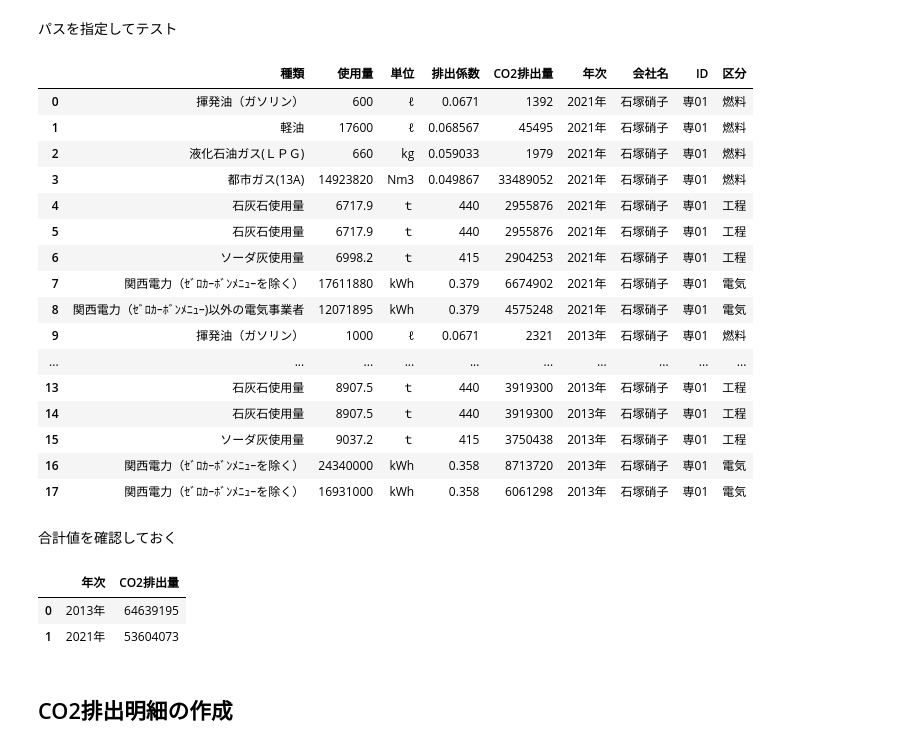
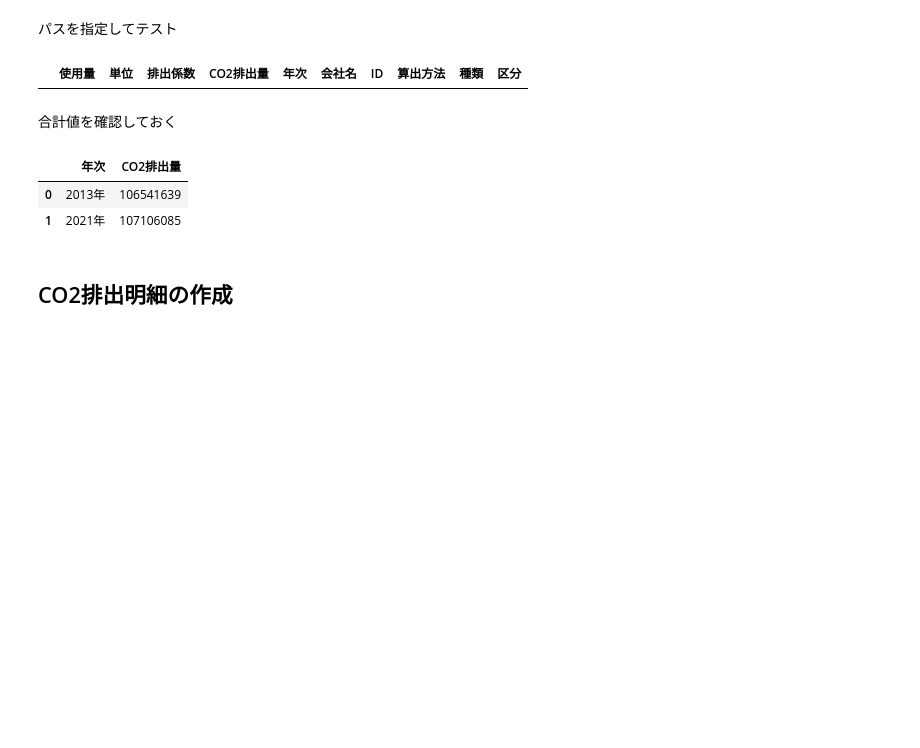
Before and after one commit to dicechick373/dicechick373, a Jupyter notebook: co2計算プログラム.ipynb, the cells around one changed output. Saved outputs shown, nothing was run; the diff lists cells and outputs as text; code cells hidden in the pictures; blank space fills up the shorter version.

```diff
--- a/co2計算プログラム.ipynb
+++ b/co2計算プログラム.ipynb
@@ -80,36 +85,20 @@ def get_co2(path):
 
   # 排出区分を追加する
   df_type = pd.read_csv('/content/drive/MyDrive/INBOX/企業活動排出区分.csv', encoding = "shift-jis")
+  df_type = df_type[~df_type.duplicated()]
+
   df = pd.merge(df, df_type, on=['種類'] , how='left')
   df = df.fillna({'区分': '電気'})
 
-  # print(df_type)
-
   return df
 # %% [markdown]
 パスを指定してテスト
 # %%
-path = '/content/drive/MyDrive/INBOX/テスト/専01_石塚硝子.xlsx'
+path = '/content/drive/MyDrive/INBOX/テスト/専39_日本製鉄.xlsx'
 df = get_co2(path)
 df
 # %% [output]
-|  | 種類 | 使用量 | 単位 | 排出係数 | CO2排出量 | 年次 | 会社名 | ID | 区分 |
-| 0 | 揮発油（ガソリン） | 600 | ℓ | 0.0671 | 1392 | 2021年 | 石塚硝子 | 専01 | 燃料 |
-| 1 | 軽油 | 17600 | ℓ | 0.068567 | 45495 | 2021年 | 石塚硝子 | 専01 | 燃料 |
-| 2 | 液化石油ガス(ＬＰＧ) | 660 | kg | 0.059033 | 1979 | 2021年 | 石塚硝子 | 専01 | 燃料 |
-| 3 | 都市ガス(13A) | 14923820 | Nm3 | 0.049867 | 33489052 | 2021年 | 石塚硝子 | 専01 | 燃料 |
-| 4 | 石灰石使用量 | 6717.9 | ｔ | 440 | 2955876 | 2021年 | 石塚硝子 | 専01 | 工程 |
-| 5 | 石灰石使用量 | 6717.9 | ｔ | 440 | 2955876 | 2021年 | 石塚硝子 | 専01 | 工程 |
-| 6 | ソーダ灰使用量 | 6998.2 | ｔ | 415 | 2904253 | 2021年 | 石塚硝子 | 専01 | 工程 |
-| 7 | 関西電力（ｾﾞﾛｶｰﾎﾞﾝﾒﾆｭｰを除く） | 17611880 | kWh | 0.379 | 6674902 | 2021年 | 石塚硝子 | 専01 | 電気 |
-| 8 | 関西電力（ｾﾞﾛｶｰﾎﾞﾝﾒﾆｭｰ)以外の電気事業者 | 12071895 | kWh | 0.379 | 4575248 | 2021年 | 石塚硝子 | 専01 | 電気 |
-| 9 | 揮発油（ガソリン） | 1000 | ℓ | 0.0671 | 2321 | 2013年 | 石塚硝子 | 専01 | 燃料 |
-| ... | ... | ... | ... | ... | ... | ... | ... | ... | ... |
-| 13 | 石灰石使用量 | 8907.5 | ｔ | 440 | 3919300 | 2013年 | 石塚硝子 | 専01 | 工程 |
-| 14 | 石灰石使用量 | 8907.5 | ｔ | 440 | 3919300 | 2013年 | 石塚硝子 | 専01 | 工程 |
-| 15 | ソーダ灰使用量 | 9037.2 | ｔ | 415 | 3750438 | 2013年 | 石塚硝子 | 専01 | 工程 |
-| 16 | 関西電力（ｾﾞﾛｶｰﾎﾞﾝﾒﾆｭｰを除く） | 24340000 | kWh | 0.358 | 8713720 | 2013年 | 石塚硝子 | 専01 | 電気 |
-| 17 | 関西電力（ｾﾞﾛｶｰﾎﾞﾝﾒﾆｭｰを除く） | 16931000 | kWh | 0.358 | 6061298 | 2013年 | 石塚硝子 | 専01 | 電気 |
+|  | 使用量 | 単位 | 排出係数 | CO2排出量 | 年次 | 会社名 | ID | 算出方法 | 種類 | 区分 |
 # %% [markdown]
 合計値を確認しておく
 # %%
@@ -118,8 +107,8 @@ df_sum = df.groupby(['年次']).agg({'CO2排出量': 'sum'}).reset_index()
 df_sum
 # %% [output]
 |  | 年次 | CO2排出量 |
-| 0 | 2013年 | 64639195 |
-| 1 | 2021年 | 53604073 |
+| 0 | 2013年 | 106541639 |
+| 1 | 2021年 | 107106085 |
 # %% [markdown]
 ## CO2排出明細の作成
 # %% [markdown]
```
Also changed, not shown: parts of 6 cells of this notebook.
